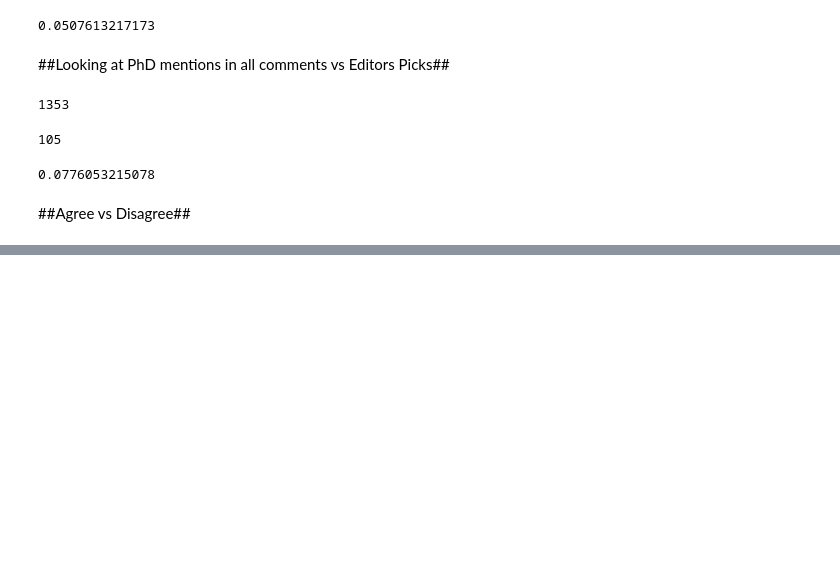
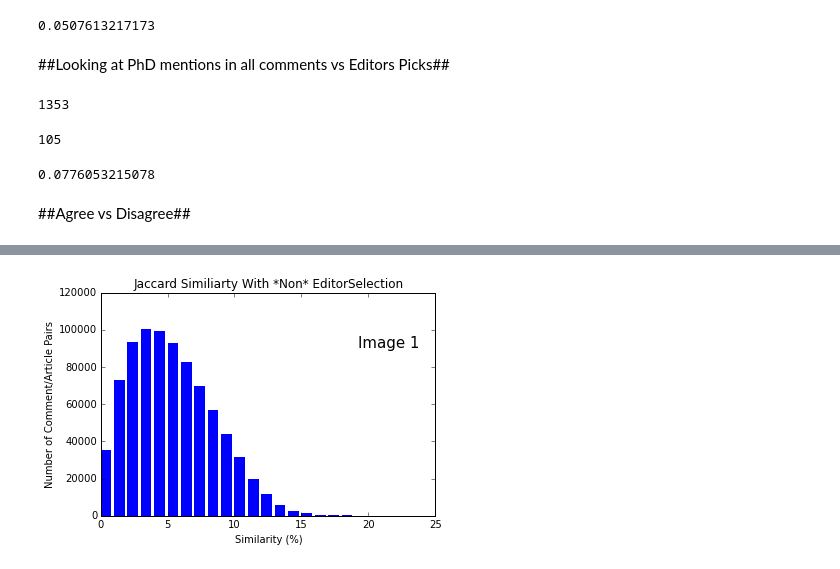
Before and after one commit to johnnyg12791/224u_project, a Jupyter notebook: database/John's Graphs (Local Machine DB).ipynb, the cells around one changed output, grey strips where cells are left out. Drawn from its saved outputs; the diff is of its cells as text; code cells hidden in the pictures; blank space fills up the shorter version.

```diff
--- a/database/John's Graphs (Local Machine DB).ipynb
+++ b/database/John's Graphs (Local Machine DB).ipynb
@@ -157,11 +248,0 @@ print num_disagree_total
-# %%
-    cursor = comments_db.cursor()
-    cursor.execute("""
-                SELECT CommentText
-                FROM Comments JOIN Features
-                WHERE Disagree = 1
-                """)
-    all_rows = cursor.fetchall()
-    comments_db.commit()
-    cursor.close()
-    print all_rows
@@ -167,0 +257,17 @@ print num_disagree_total
+# %%
+cursor.execute("""
+                SELECT Jaccard
+                FROM Features
+                WHERE EditorSelection = 0
+                """)
+jaccard_no_editor_selection = cursor.fetchall()
+# %%
+max_sim = 25
+ys = [0]*max_sim
+for sim in jaccard_no_editor_selection:
+    if(int(sim[0] * 100) < max_sim):
+        ys[int(sim[0] * 100)] += 1
+
+make_bar_graph(range(0, max_sim), ys, 'Similarity (%)', 'Number of Comment/Article Pairs', 'Jaccard Similiarty With *Non* EditorSelection', 1)
+# %% [output]
+[figure, added]
```
Also changed, not shown: parts of 25 cells of this notebook, 5 other files.
